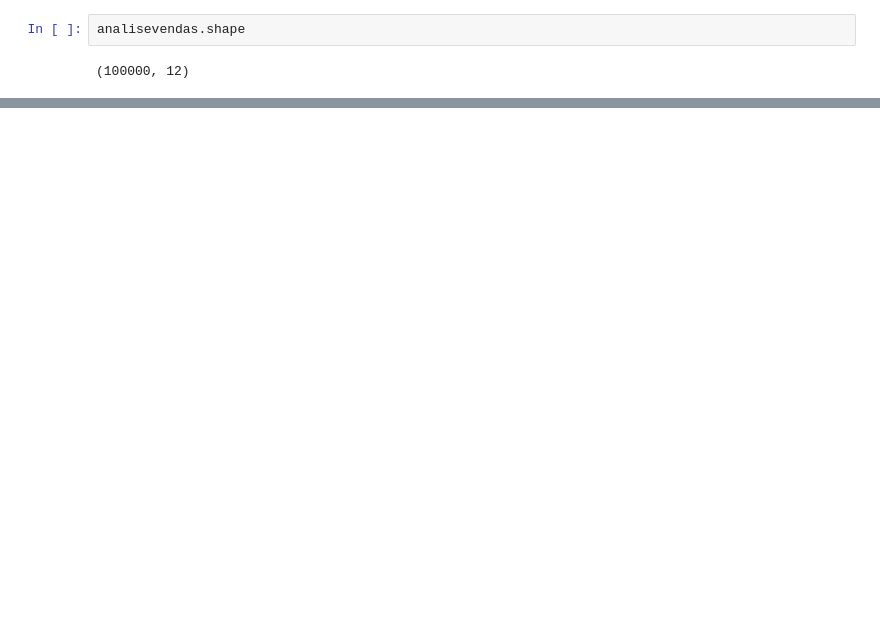
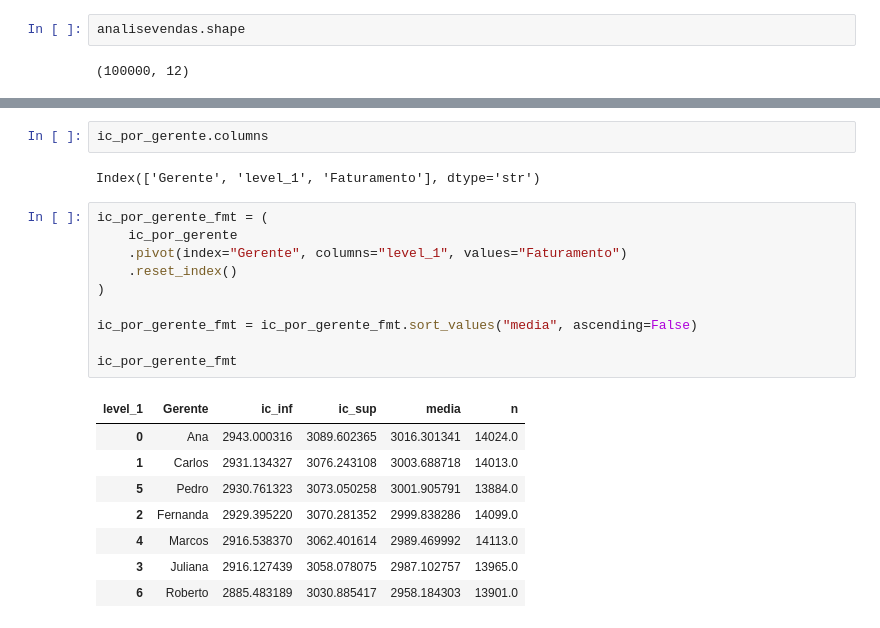
Before and after one commit to karolconkah/projeto-analise-dados, a Jupyter notebook: analise_vendas_gerentes.ipynb, the cells around one changed output, grey strips where cells are left out. Saved outputs shown, nothing was run; the diff lists cells and outputs as text; blank space fills up the shorter version.

```diff
--- a/analise_vendas_gerentes.ipynb
+++ b/analise_vendas_gerentes.ipynb
@@ -970,0 +1352,23 @@ analisevendas.shape
+# %%
+ic_por_gerente.columns
+# %% [output]
+Index(['Gerente', 'level_1', 'Faturamento'], dtype='str')
+# %%
+ic_por_gerente_fmt = (
+    ic_por_gerente
+    .pivot(index="Gerente", columns="level_1", values="Faturamento")
+    .reset_index()
+)
+
+ic_por_gerente_fmt = ic_por_gerente_fmt.sort_values("media", ascending=False)
+
+ic_por_gerente_fmt
+# %% [output]
+| level_1 | Gerente | ic_inf | ic_sup | media | n |
+| 0 | Ana | 2943.000316 | 3089.602365 | 3016.301341 | 14024.0 |
+| 1 | Carlos | 2931.134327 | 3076.243108 | 3003.688718 | 14013.0 |
+| 5 | Pedro | 2930.761323 | 3073.050258 | 3001.905791 | 13884.0 |
+| 2 | Fernanda | 2929.395220 | 3070.281352 | 2999.838286 | 14099.0 |
+| 4 | Marcos | 2916.538370 | 3062.401614 | 2989.469992 | 14113.0 |
+| 3 | Juliana | 2916.127439 | 3058.078075 | 2987.102757 | 13965.0 |
+| 6 | Roberto | 2885.483189 | 3030.885417 | 2958.184303 | 13901.0 |
```
Also changed, not shown: parts of 44 cells of this notebook, 1 other file.
